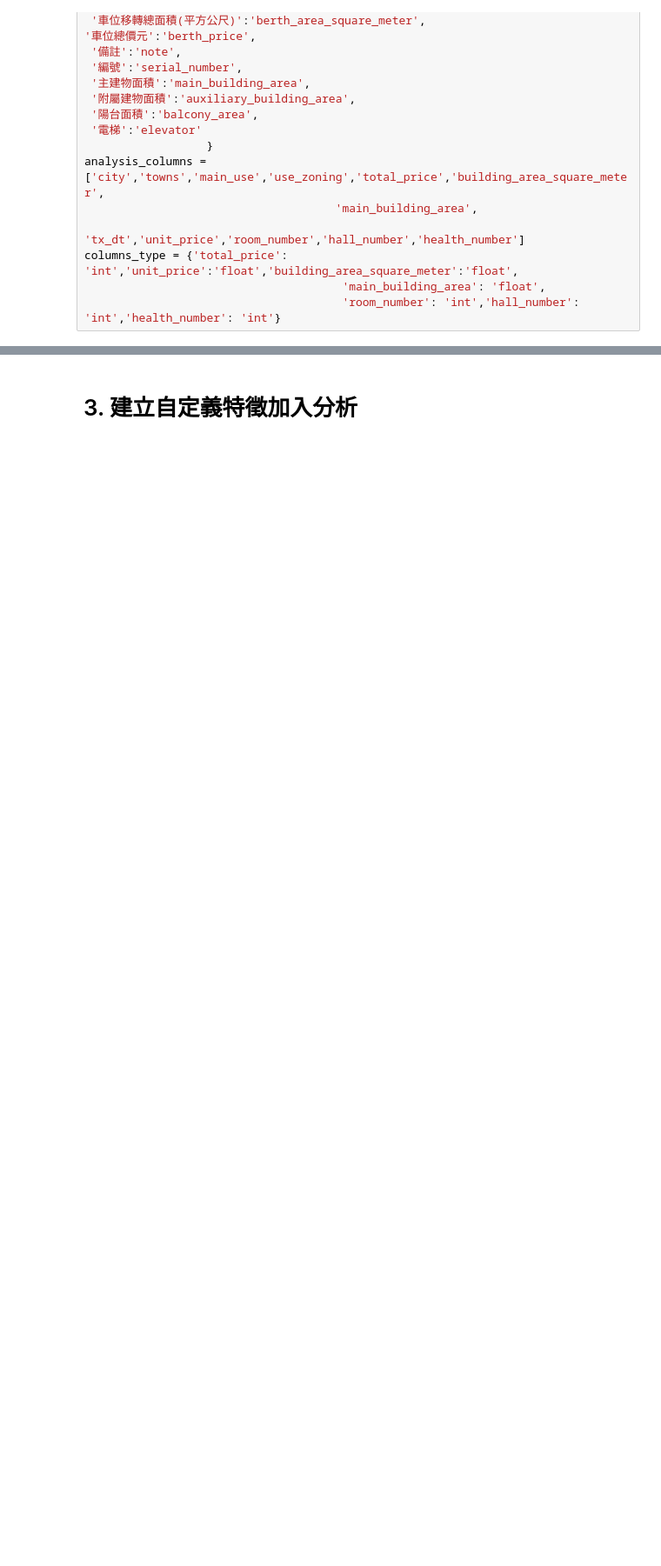
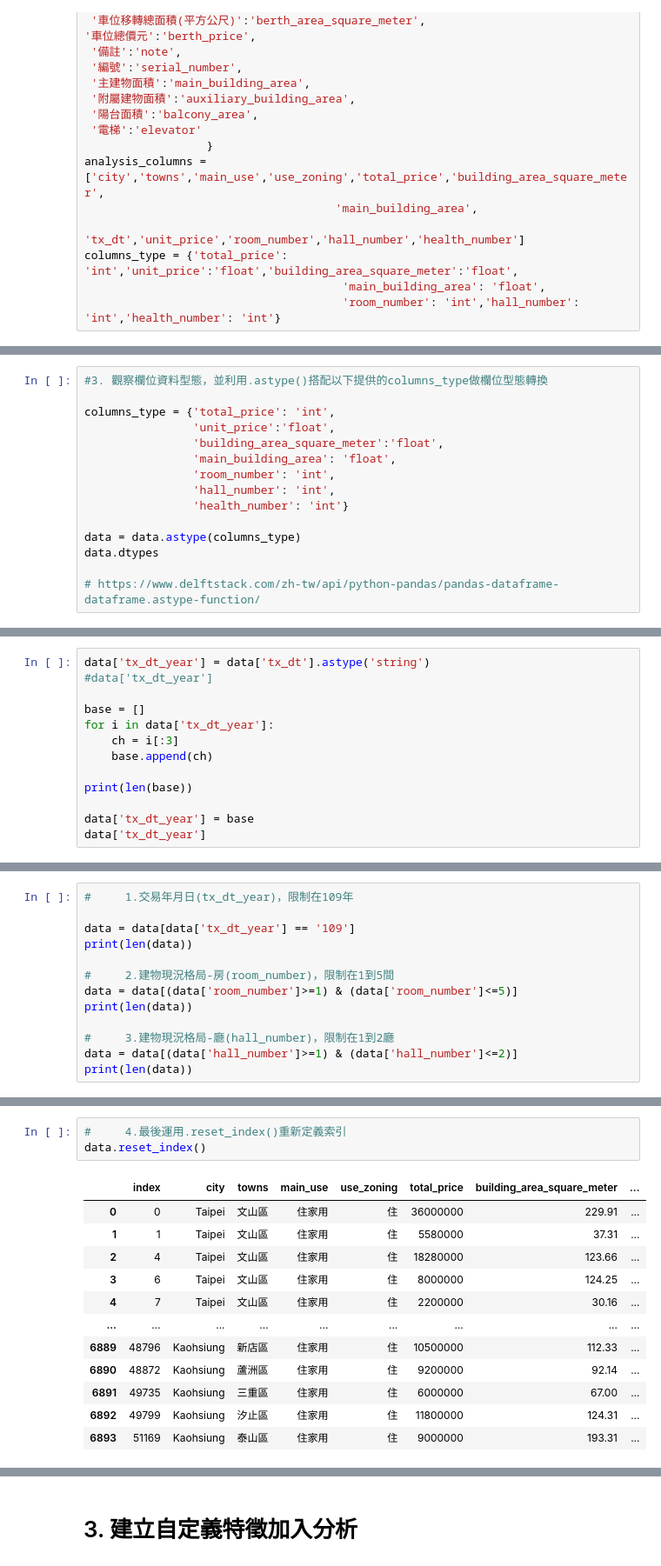
Before and after one commit to Steph958/Data-Analysis-in-60-Days, a Jupyter notebook: homework/期末專題實作(二)/不動產分析_習題.ipynb, the cells around one changed output, grey strips where cells are left out. Shown at 87% size. Saved outputs shown, nothing was run; the diff lists cells and outputs as text; blank space fills up the shorter version.

```diff
--- a/homework/期末專題實作(二)/不動產分析_習題.ipynb
+++ b/homework/期末專題實作(二)/不動產分析_習題.ipynb
@@ -196,0 +255,15 @@ columns_type = {'total_price': 'int','unit_price':'float','building_area_square_
+# %%
+#3. 觀察欄位資料型態，並利用.astype()搭配以下提供的columns_type做欄位型態轉換
+
+columns_type = {'total_price': 'int',
+                'unit_price':'float',
+                'building_area_square_meter':'float',
+                'main_building_area': 'float',
+                'room_number': 'int',
+                'hall_number': 'int',
+                'health_number': 'int'}
+
+data = data.astype(columns_type)
+data.dtypes
+
+# https://www.delftstack.com/zh-tw/api/python-pandas/pandas-dataframe-dataframe.astype-function/
@@ -203,0 +302,13 @@ columns_type = {'total_price': 'int','unit_price':'float','building_area_square_
+# %%
+data['tx_dt_year'] = data['tx_dt'].astype('string')
+#data['tx_dt_year']
+
+base = []
+for i in data['tx_dt_year']:
+    ch = i[:3]
+    base.append(ch)
+
+print(len(base))
+
+data['tx_dt_year'] = base
+data['tx_dt_year']
@@ -203,0 +331,13 @@ columns_type = {'total_price': 'int','unit_price':'float','building_area_square_
+# %%
+#     1.交易年月日(tx_dt_year)，限制在109年
+
+data = data[data['tx_dt_year'] == '109']
+print(len(data))
+
+#     2.建物現況格局-房(room_number)，限制在1到5間
+data = data[(data['room_number']>=1) & (data['room_number']<=5)]
+print(len(data))
+
+#     3.建物現況格局-廳(hall_number)，限制在1到2廳
+data = data[(data['hall_number']>=1) & (data['hall_number']<=2)]
+print(len(data))
@@ -203,0 +348,16 @@ columns_type = {'total_price': 'int','unit_price':'float','building_area_square_
+# %%
+#     4.最後運用.reset_index()重新定義索引
+data.reset_index()
+# %% [output]
+|  | index | city | towns | main_use | use_zoning | total_price | building_area_square_meter | ... |
+| 0 | 0 | Taipei | 文山區 | 住家用 | 住 | 36000000 | 229.91 | ... |
+| 1 | 1 | Taipei | 文山區 | 住家用 | 住 | 5580000 | 37.31 | ... |
+| 2 | 4 | Taipei | 文山區 | 住家用 | 住 | 18280000 | 123.66 | ... |
+| 3 | 6 | Taipei | 文山區 | 住家用 | 住 | 8000000 | 124.25 | ... |
+| 4 | 7 | Taipei | 文山區 | 住家用 | 住 | 2200000 | 30.16 | ... |
+| ... | ... | ... | ... | ... | ... | ... | ... | ... |
+| 6889 | 48796 | Kaohsiung | 新店區 | 住家用 | 住 | 10500000 | 112.33 | ... |
+| 6890 | 48872 | Kaohsiung | 蘆洲區 | 住家用 | 住 | 9200000 | 92.14 | ... |
+| 6891 | 49735 | Kaohsiung | 三重區 | 住家用 | 住 | 6000000 | 67.00 | ... |
+| 6892 | 49799 | Kaohsiung | 汐止區 | 住家用 | 住 | 11800000 | 124.31 | ... |
+| 6893 | 51169 | Kaohsiung | 泰山區 | 住家用 | 住 | 9000000 | 193.31 | ... |
```
Also changed, not shown: parts of 32 cells of this notebook, 1 other file.
